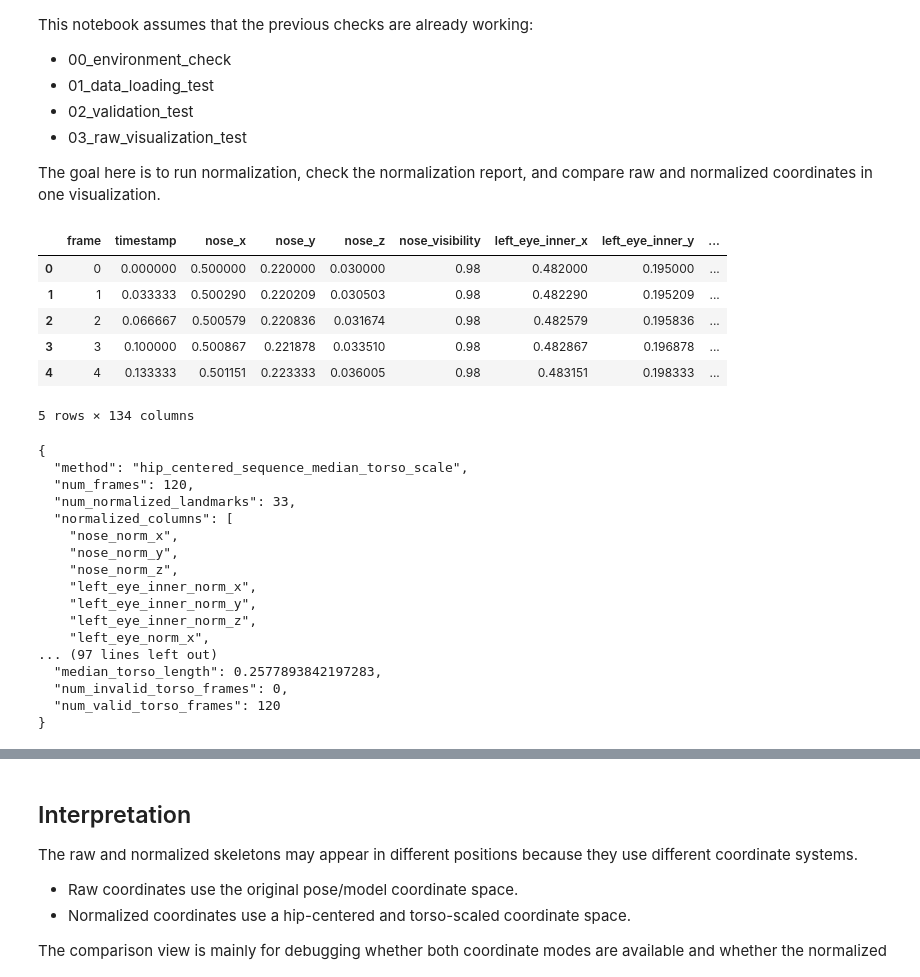
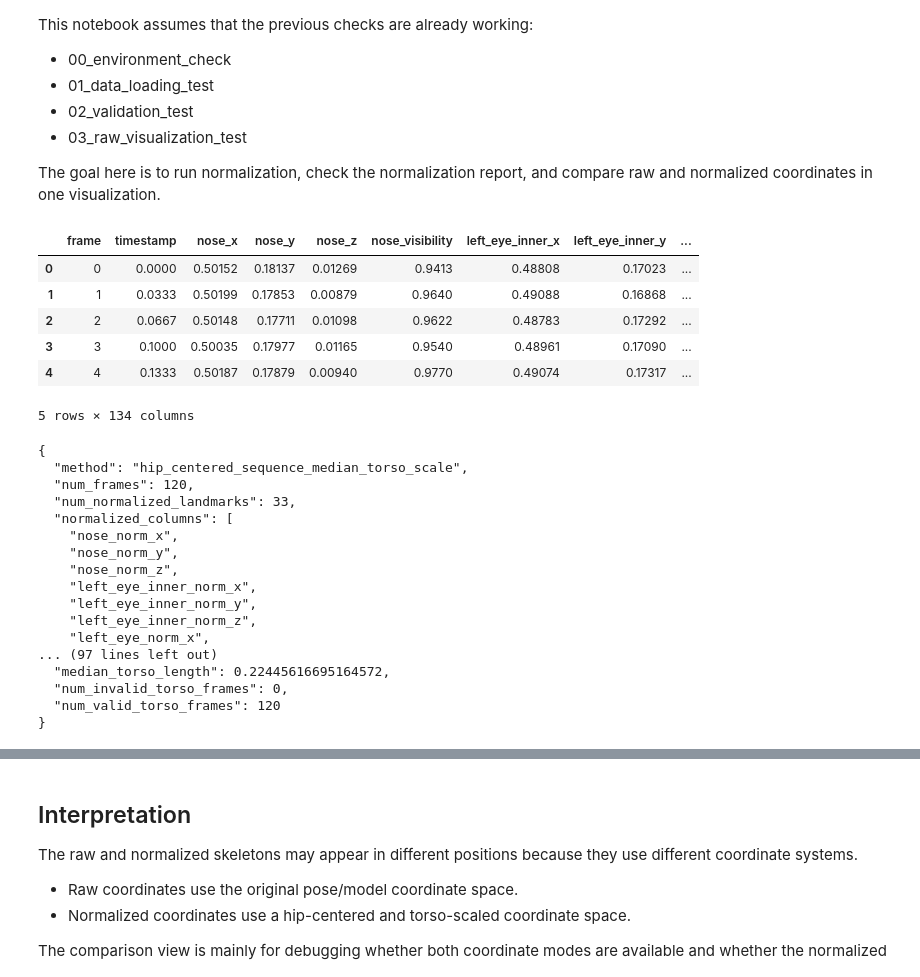
Before and after one commit to JonnielPark/movement_project, a Jupyter notebook: notebook/04_normalization_test.ipynb, the cells around one changed output, grey strips where cells are left out. Drawn from its saved outputs; the diff is of its cells as text; code cells hidden in the pictures.

```diff
--- a/notebook/04_normalization_test.ipynb
+++ b/notebook/04_normalization_test.ipynb
@@ -27,18 +27,18 @@ from movement.normalization import (
 )
 from movement.visualization import create_pose_comparison_animation
 # %%
-csv_path = "../data/sample/mediapipe_forward_bend_sample.csv"
+csv_path = "../data/sample/mediapipe_squat_synthetic.csv"
 
 df = load_pose_csv(csv_path)
 
 df.head()
 # %% [output]
 |  | frame | timestamp | nose_x | nose_y | nose_z | nose_visibility | left_eye_inner_x | left_eye_inner_y | ... |
-| 0 | 0 | 0.000000 | 0.500000 | 0.220000 | 0.030000 | 0.98 | 0.482000 | 0.195000 | ... |
-| 1 | 1 | 0.033333 | 0.500290 | 0.220209 | 0.030503 | 0.98 | 0.482290 | 0.195209 | ... |
-| 2 | 2 | 0.066667 | 0.500579 | 0.220836 | 0.031674 | 0.98 | 0.482579 | 0.195836 | ... |
-| 3 | 3 | 0.100000 | 0.500867 | 0.221878 | 0.033510 | 0.98 | 0.482867 | 0.196878 | ... |
-| 4 | 4 | 0.133333 | 0.501151 | 0.223333 | 0.036005 | 0.98 | 0.483151 | 0.198333 | ... |
+| 0 | 0 | 0.0000 | 0.50152 | 0.18137 | 0.01269 | 0.9413 | 0.48808 | 0.17023 | ... |
+| 1 | 1 | 0.0333 | 0.50199 | 0.17853 | 0.00879 | 0.9640 | 0.49088 | 0.16868 | ... |
+| 2 | 2 | 0.0667 | 0.50148 | 0.17711 | 0.01098 | 0.9622 | 0.48783 | 0.17292 | ... |
+| 3 | 3 | 0.1000 | 0.50035 | 0.17977 | 0.01165 | 0.9540 | 0.48961 | 0.17090 | ... |
+| 4 | 4 | 0.1333 | 0.50187 | 0.17879 | 0.00940 | 0.9770 | 0.49074 | 0.17317 | ... |
 5 rows × 134 columns
 # %%
 norm_df, norm_report = normalize_pose_by_hip_torso(
@@ -61,7 +61,7 @@ print(json.dumps(norm_report, indent=2, ensure_ascii=False))
     "left_eye_inner_norm_z",
     "left_eye_norm_x",
 ... (97 lines left out)
-  "median_torso_length": 0.2577893842197283,
+  "median_torso_length": 0.22445616695164572,
   "num_invalid_torso_frames": 0,
   "num_valid_torso_frames": 120
 }
```
Also changed, not shown: parts of 2 cells of this notebook, 17 other files.
